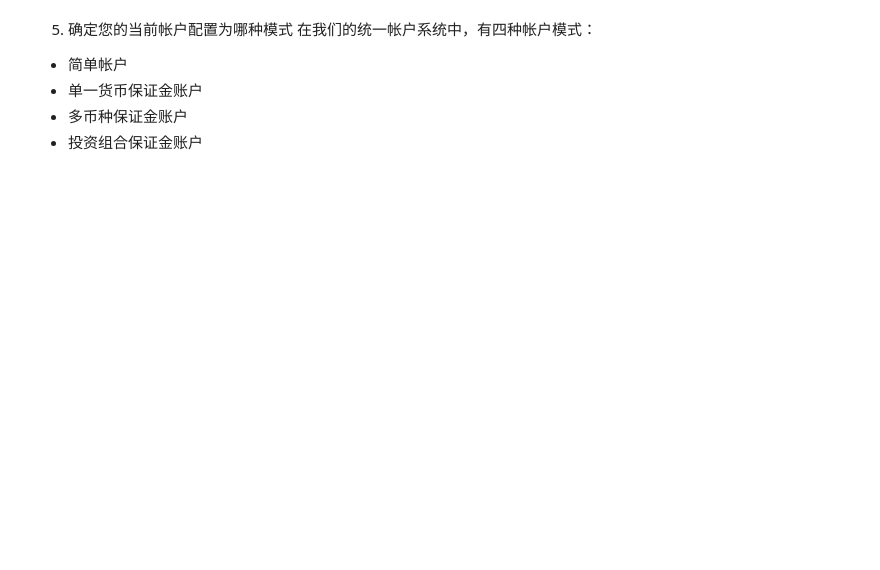
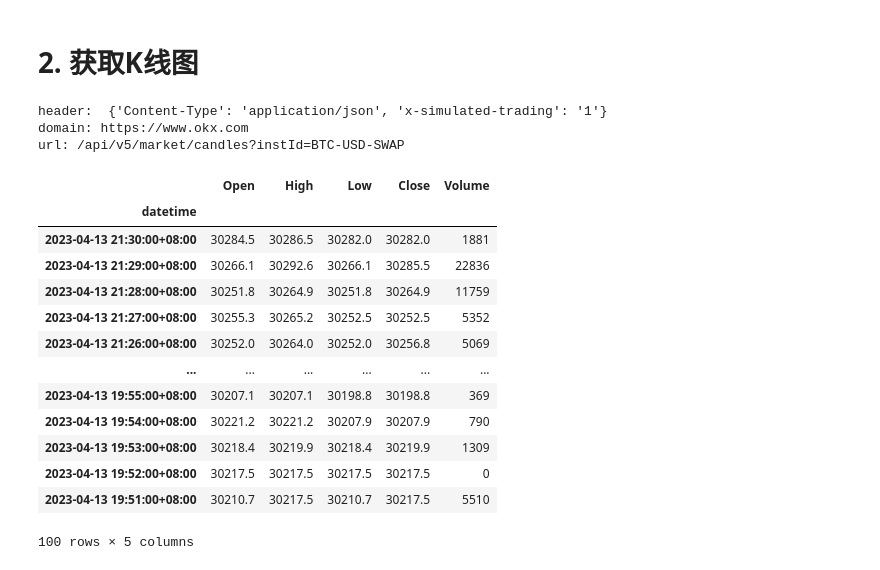
Before and after one commit to Timber-Ye/quants, a Jupyter notebook: hello_okx.ipynb, the cells around one changed output. Cells and saved outputs as stored; diff of their text form; code cells hidden in the pictures; blank space fills up the shorter version.

Commit message:
add utils for K candle figure

```diff
--- a/hello_okx.ipynb
+++ b/hello_okx.ipynb
@@ -48,7 +14,0 @@ print (result)
-# %% [markdown]
-5. 确定您的当前帐户配置为哪种模式
-在我们的统一帐户系统中，有四种帐户模式：
-+ 简单帐户
-+ 单一货币保证金账户
-+ 多币种保证金账户
-+ 投资组合保证金账户
@@ -75,0 +15,44 @@ elif acctLv == "4":
+# %% [markdown]
+# 2. 获取K线图
+# %%
+import okx.MarketData as MarketData
+import pandas as pd
+import numpy as np
+
+flag = "1"  # live trading:0 , demo trading: 1
+marketDataAPI = MarketData.MarketAPI(flag=flag)
+result = marketDataAPI.get_candlesticks(instId='BTC-USD-SWAP')
+# print(type(result['data']))
+df = pd.DataFrame(result['data'])
+k_data = df.iloc[:, 0:6].copy()
+k_data.rename(columns={0:'datetime', 1:'Open',2:'High',3:'Low',4:'Close', 5:'Volume'}, inplace=True)
+
+k_data['datetime'] = pd.DatetimeIndex(pd.to_datetime(k_data['datetime'], unit='ms')).tz_localize('UTC' ).tz_convert('Asia/Shanghai')
+k_data['datetime'] = pd.to_datetime(k_data['datetime'], format='%Y-%m-%d')
+k_data.set_index('datetime', inplace=True)
+k_data = k_data.astype({'Open': 'float',
+                        'High': 'float',
+                        'Low': 'float',
+                        'Close': 'float',
+                        'Volume': 'int'})
+# %% [output]
+header:  {'Content-Type': 'application/json', 'x-simulated-trading': '1'}
+domain: https://www.okx.com
+url: /api/v5/market/candles?instId=BTC-USD-SWAP
+# %%
+k_data
+# %% [output]
+|  | Open | High | Low | Close | Volume |
+| datetime |  |  |  |  |  |
+| 2023-04-13 21:30:00+08:00 | 30284.5 | 30286.5 | 30282.0 | 30282.0 | 1881 |
+| 2023-04-13 21:29:00+08:00 | 30266.1 | 30292.6 | 30266.1 | 30285.5 | 22836 |
+| 2023-04-13 21:28:00+08:00 | 30251.8 | 30264.9 | 30251.8 | 30264.9 | 11759 |
+| 2023-04-13 21:27:00+08:00 | 30255.3 | 30265.2 | 30252.5 | 30252.5 | 5352 |
+| 2023-04-13 21:26:00+08:00 | 30252.0 | 30264.0 | 30252.0 | 30256.8 | 5069 |
+| ... | ... | ... | ... | ... | ... |
+| 2023-04-13 19:55:00+08:00 | 30207.1 | 30207.1 | 30198.8 | 30198.8 | 369 |
+| 2023-04-13 19:54:00+08:00 | 30221.2 | 30221.2 | 30207.9 | 30207.9 | 790 |
+| 2023-04-13 19:53:00+08:00 | 30218.4 | 30219.9 | 30218.4 | 30219.9 | 1309 |
+| 2023-04-13 19:52:00+08:00 | 30217.5 | 30217.5 | 30217.5 | 30217.5 | 0 |
+| 2023-04-13 19:51:00+08:00 | 30210.7 | 30217.5 | 30210.7 | 30217.5 | 5510 |
+100 rows × 5 columns
```
Also changed, not shown: parts of 12 cells of this notebook, 1 other file.
